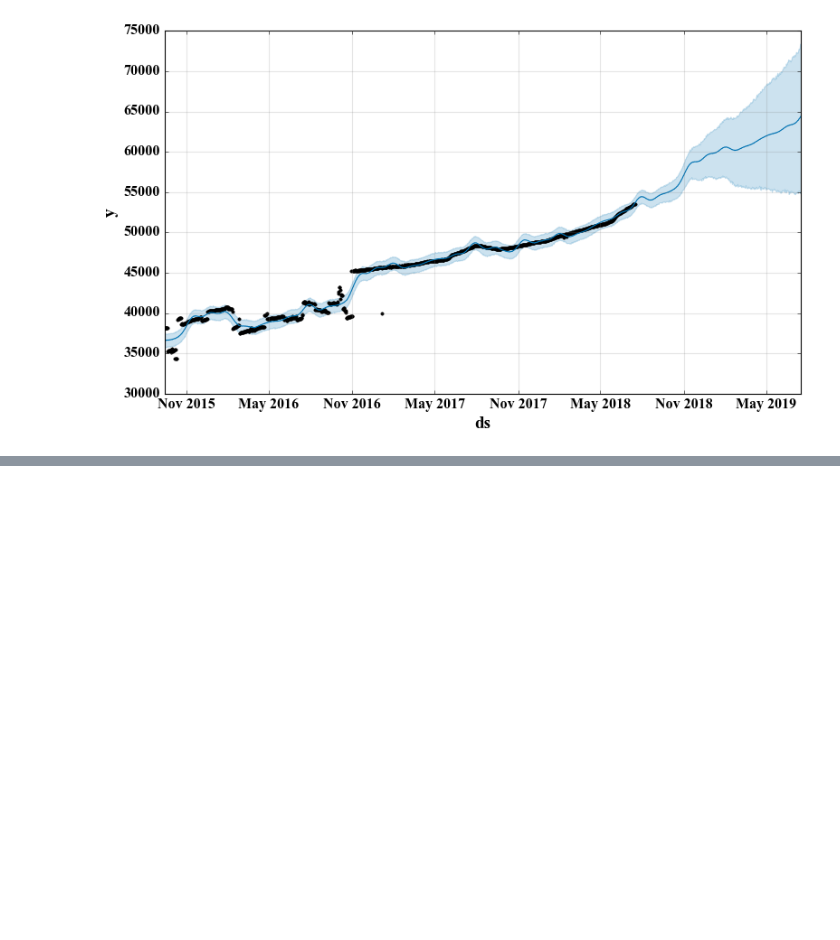
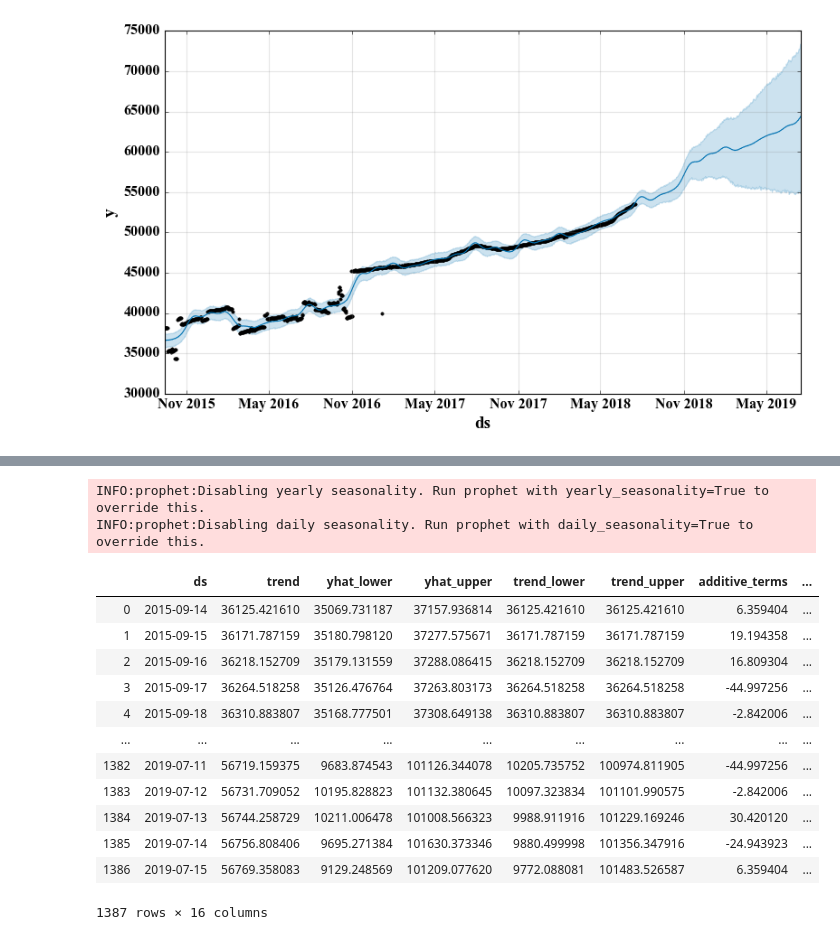
Before and after one commit to mtsafarzadeh/Time_Series_Classification, a Jupyter notebook: linkedin.ipynb, the cells around one changed output, grey strips where cells are left out. Drawn from its saved outputs; the diff is of its cells as text; code cells hidden in the pictures; blank space fills up the shorter version.

```diff
--- a/linkedin.ipynb
+++ b/linkedin.ipynb
@@ -690,0 +715,24 @@ prophet_model.plot(forecast)
+# %%
+prophet_model=Prophet()
+prophet_model.fit(df_for_prophet_cut)
+future = prophet_model.make_future_dataframe(periods=365)
+forecast = prophet_model.predict(future)
+# %% [output]
+INFO:prophet:Disabling yearly seasonality. Run prophet with yearly_seasonality=True to override this.
+INFO:prophet:Disabling daily seasonality. Run prophet with daily_seasonality=True to override this.
+# %%
+forecast
+# %% [output]
+|  | ds | trend | yhat_lower | yhat_upper | trend_lower | trend_upper | additive_terms | ... |
+| 0 | 2015-09-14 | 36125.421610 | 35069.731187 | 37157.936814 | 36125.421610 | 36125.421610 | 6.359404 | ... |
+| 1 | 2015-09-15 | 36171.787159 | 35180.798120 | 37277.575671 | 36171.787159 | 36171.787159 | 19.194358 | ... |
+| 2 | 2015-09-16 | 36218.152709 | 35179.131559 | 37288.086415 | 36218.152709 | 36218.152709 | 16.809304 | ... |
+| 3 | 2015-09-17 | 36264.518258 | 35126.476764 | 37263.803173 | 36264.518258 | 36264.518258 | -44.997256 | ... |
+| 4 | 2015-09-18 | 36310.883807 | 35168.777501 | 37308.649138 | 36310.883807 | 36310.883807 | -2.842006 | ... |
+| ... | ... | ... | ... | ... | ... | ... | ... | ... |
+| 1382 | 2019-07-11 | 56719.159375 | 9683.874543 | 101126.344078 | 10205.735752 | 100974.811905 | -44.997256 | ... |
+| 1383 | 2019-07-12 | 56731.709052 | 10195.828823 | 101132.380645 | 10097.323834 | 101101.990575 | -2.842006 | ... |
+| 1384 | 2019-07-13 | 56744.258729 | 10211.006478 | 101008.566323 | 9988.911916 | 101229.169246 | 30.420120 | ... |
+| 1385 | 2019-07-14 | 56756.808406 | 9695.271384 | 101630.373346 | 9880.499998 | 101356.347916 | -24.943923 | ... |
+| 1386 | 2019-07-15 | 56769.358083 | 9129.248569 | 101209.077620 | 9772.088081 | 101483.526587 | 6.359404 | ... |
+1387 rows × 16 columns
```
Also changed, not shown: parts of 5 cells of this notebook.
